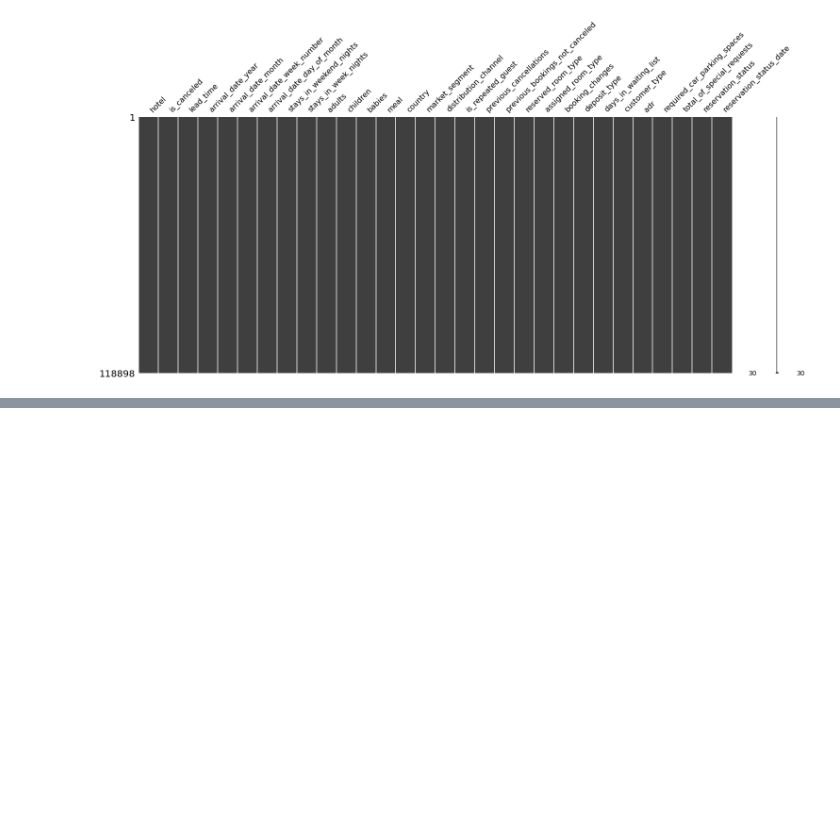
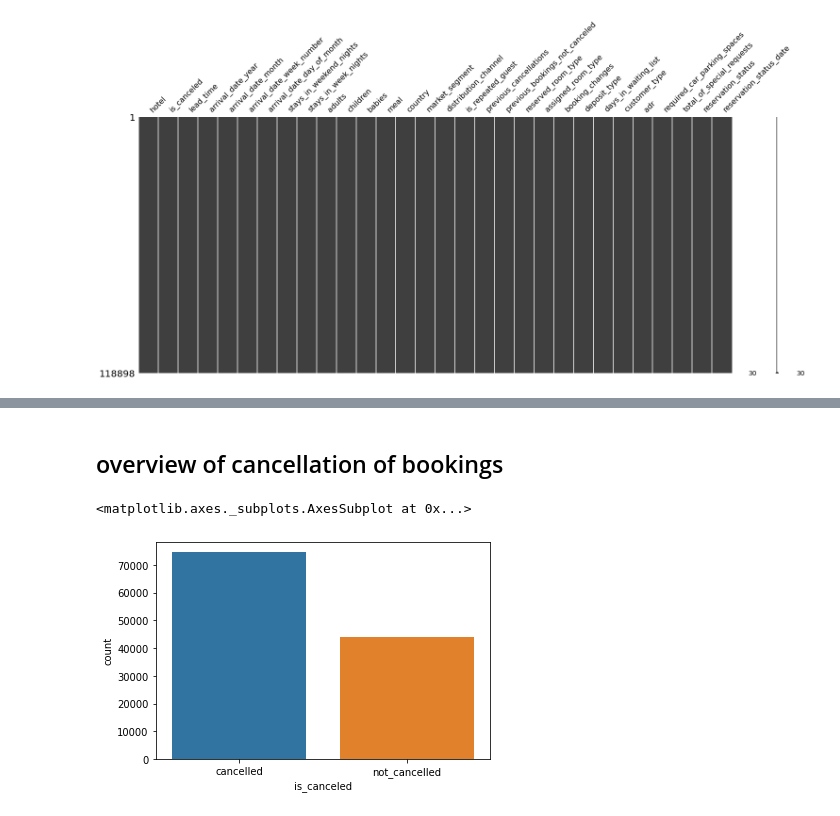
Before and after one commit to KirteshVerma/Hotel-booking-EDA-project, a Jupyter notebook: Kirtesh_Notebook.ipynb, the cells around one changed output, grey strips where cells are left out. Saved outputs shown, nothing was run; the diff lists cells and outputs as text; code cells hidden in the pictures; blank space fills up the shorter version.

```diff
--- a/Kirtesh_Notebook.ipynb
+++ b/Kirtesh_Notebook.ipynb
@@ -119,0 +151,10 @@ msno.matrix(df)
+# %% [markdown]
+## overview of cancellation of bookings
+# %%
+#cancelled bookings
+df['is_canceled'] = df.is_canceled.replace([0,1], ['cancelled', 'not_cancelled'])
+canceled_data = df['is_canceled']
+sns.countplot(canceled_data)
+# %% [output]
+<matplotlib.axes._subplots.AxesSubplot at 0x...>
+[figure, added]
```
Also changed, not shown: parts of 6 cells of this notebook.
